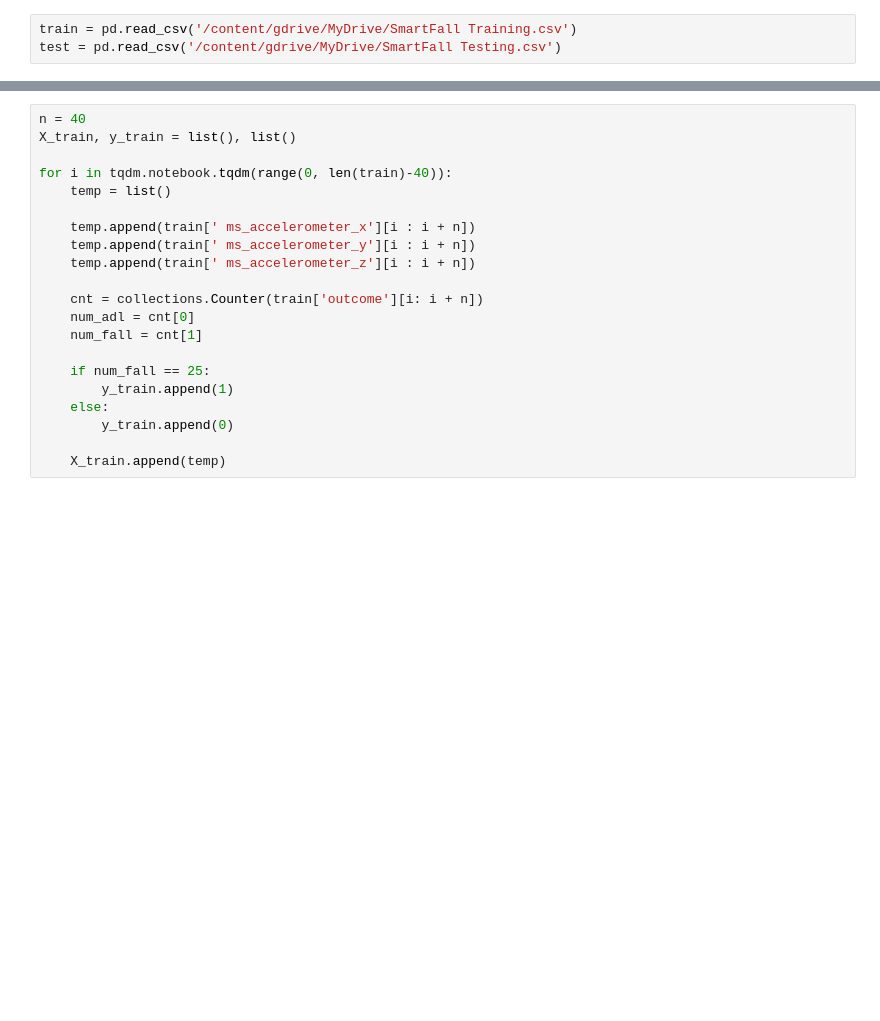
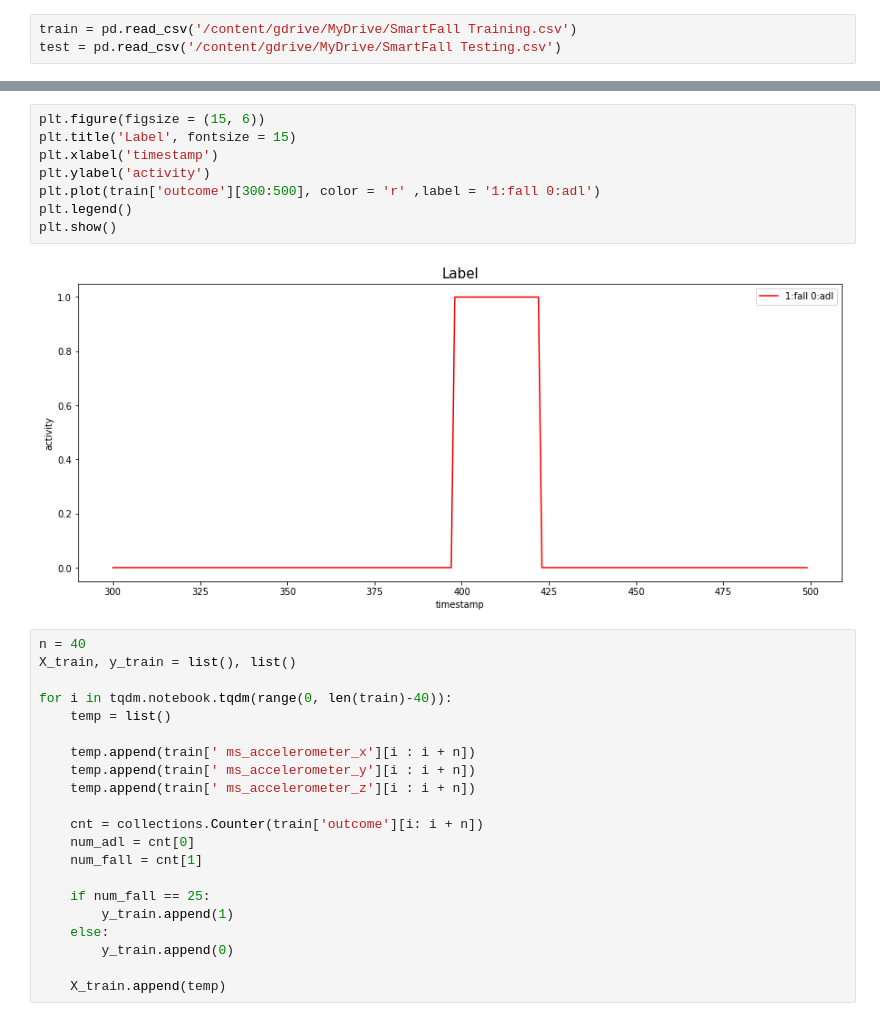
Before and after one commit to SicilianoBartolomeo/Sistemi-ad-agenti, a Jupyter notebook: smartFallLstm.ipynb, the cells around one changed output, grey strips where cells are left out. Saved outputs shown, nothing was run; the diff lists cells and outputs as text; blank space fills up the shorter version.

```diff
--- a/smartFallLstm.ipynb
+++ b/smartFallLstm.ipynb
@@ -66,3 +71,13 @@ test = pd.read_csv('/content/gdrive/MyDrive/SmartFall Testing.csv')
+# %%
+plt.figure(figsize = (15, 6))
+plt.title('Label', fontsize = 15)
+plt.xlabel('timestamp')
+plt.ylabel('activity')
+plt.plot(train['outcome'][300:500], color = 'r' ,label = '1:fall 0:adl')
+plt.legend()
+plt.show()
+# %% [output]
+[figure, added]
 # %%
 n = 40
 X_train, y_train = list(), list()
```
Also changed, not shown: parts of 6 cells of this notebook.
